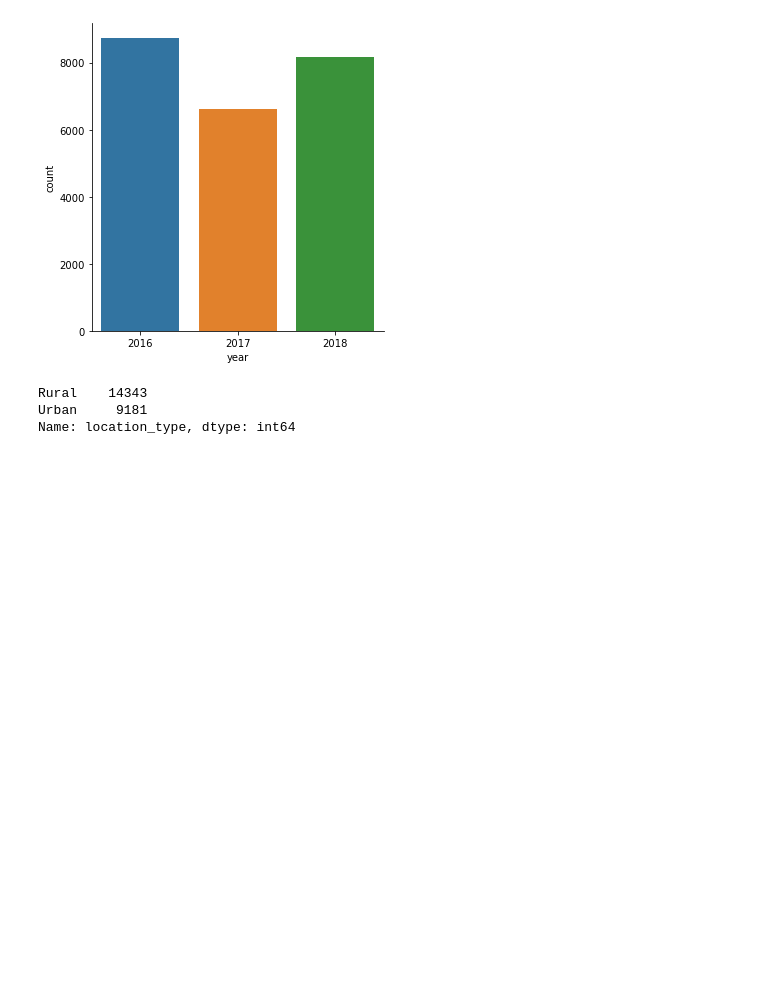
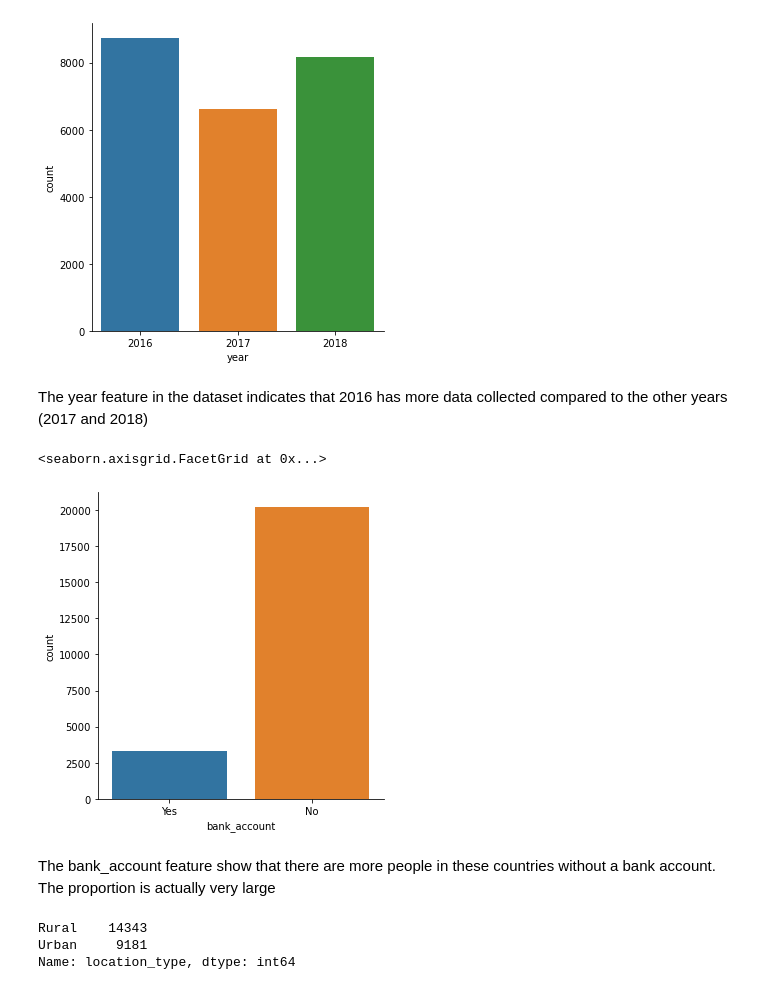
Before and after one commit to ladiposamuel/financial-inclusion-in-africa, a Jupyter notebook: EDA.ipynb, the cells around one changed output. Cells and saved outputs as stored; diff of their text form; code cells hidden in the pictures; blank space fills up the shorter version.

```diff
--- a/EDA.ipynb
+++ b/EDA.ipynb
@@ -117,6 +119,15 @@ sns.catplot(data=train_data, x='year',kind='count')
 # %% [output]
 <seaborn.axisgrid.FacetGrid at 0x...>
 [figure]
+# %% [markdown]
+The year feature in the dataset indicates that 2016 has more data collected compared to the other years (2017 and 2018)
+# %%
+sns.catplot(data=train_data, x='bank_account', kind = 'count')
+# %% [output]
+<seaborn.axisgrid.FacetGrid at 0x...>
+[figure, added]
+# %% [markdown]
+The bank_account feature show that there are more people in these countries without a bank account. The proportion is actually very large
 # %%
 train_data['location_type'].value_counts()
 # %% [output]
```
Also changed, not shown: parts of 32 cells of this notebook.
